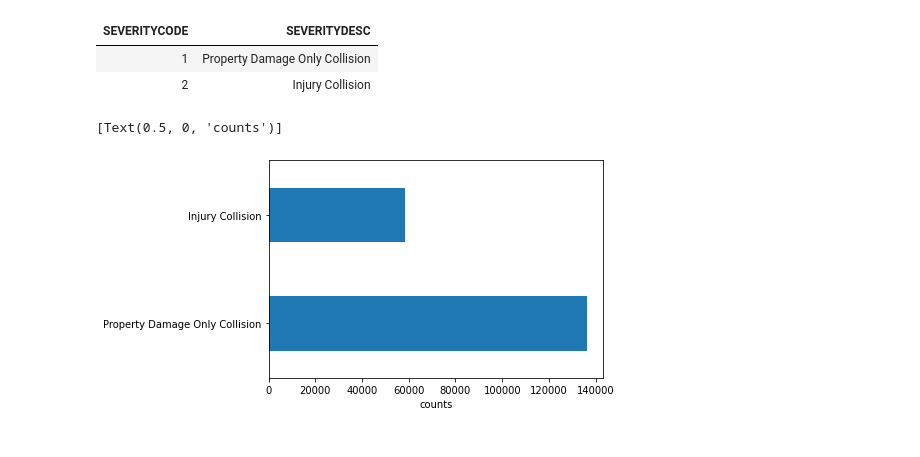
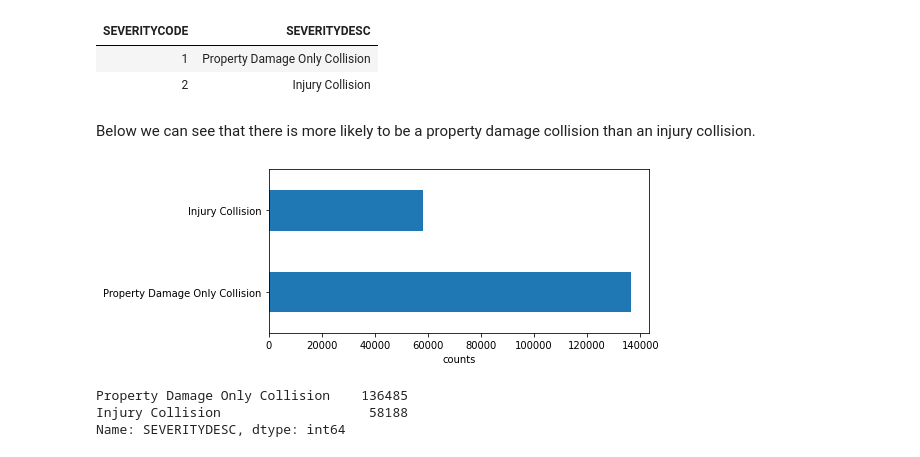
Before and after one commit to analisahill/Coursera_Capstone, a Jupyter notebook: Accident-Severity.ipynb, the cells around one changed output. Cells and saved outputs as stored; diff of their text form; code cells hidden in the pictures.

```diff
--- a/Accident-Severity.ipynb
+++ b/Accident-Severity.ipynb
@@ -25,5 +96,5 @@ pd.set_option('display.max_columns', None)
 # %%
-df = pd.read_csv('IBM_capstone_example_data.csv')
+df = pd.read_csv('IBM_capstone_example_data.csv', low_memory=False)
 # %%
 df.head()
 # %% [output]
@@ -66,5 +193,3 @@ Name: COLLISIONTYPE, dtype: int64
 df['COLLISIONTYPE'].isna().sum()
 # %% [output]
 4904
-# %%
-df['COLLISIONTYPE'] = df['COLLISIONTYPE'].fillna('Unknown')
@@ -148,9 +304,20 @@ df[['SEVERITYCODE', 'SEVERITYDESC']].drop_duplicates().sort_values('SEVERITYCODE
 | SEVERITYCODE | SEVERITYDESC |
 | 1 | Property Damage Only Collision |
 | 2 | Injury Collision |
+# %% [markdown]
+Below we can see that there is more likely to be a property damage collision than an injury collision.
 # %%
+fig, ax = plt.subplots(figsize=(8,3))
+
 ax = df['SEVERITYDESC'].value_counts().plot.barh();
 ax.set(xlabel='counts', )
+plt.tight_layout()
+plt.savefig('images/severitydescription_vs_counts.png')
 # %% [output]
-[Text(0.5, 0, 'counts')]
-[figure, old version]
+[figure, new version]
+# %%
+df['SEVERITYDESC'].value_counts()
+# %% [output]
+Property Damage Only Collision    136485
+Injury Collision                   58188
+Name: SEVERITYDESC, dtype: int64
```
Also changed, not shown: parts of 87 cells of this notebook.
